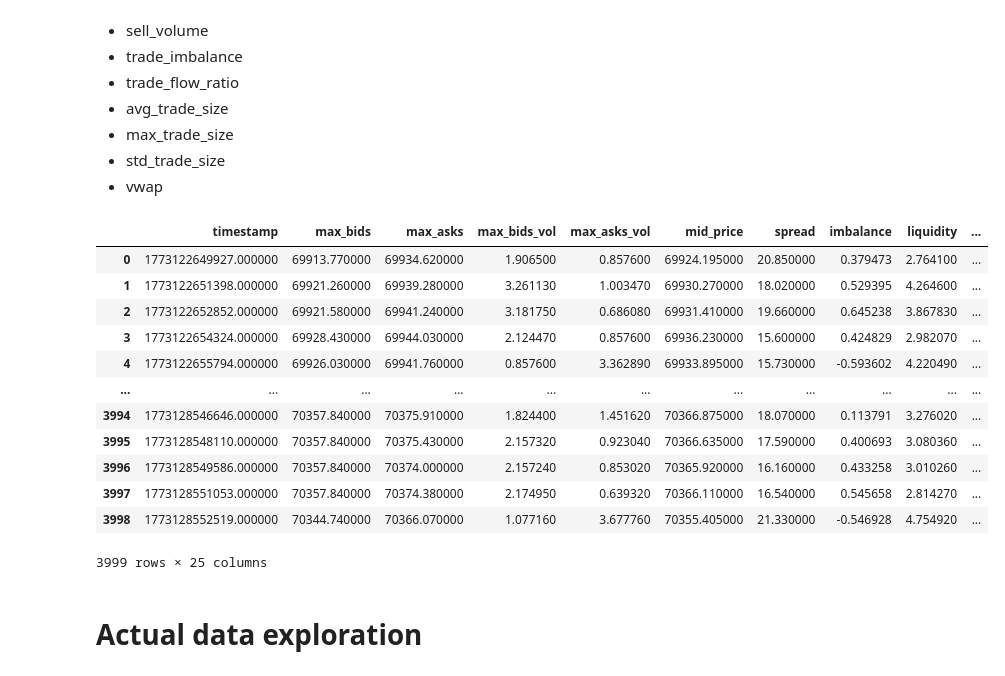
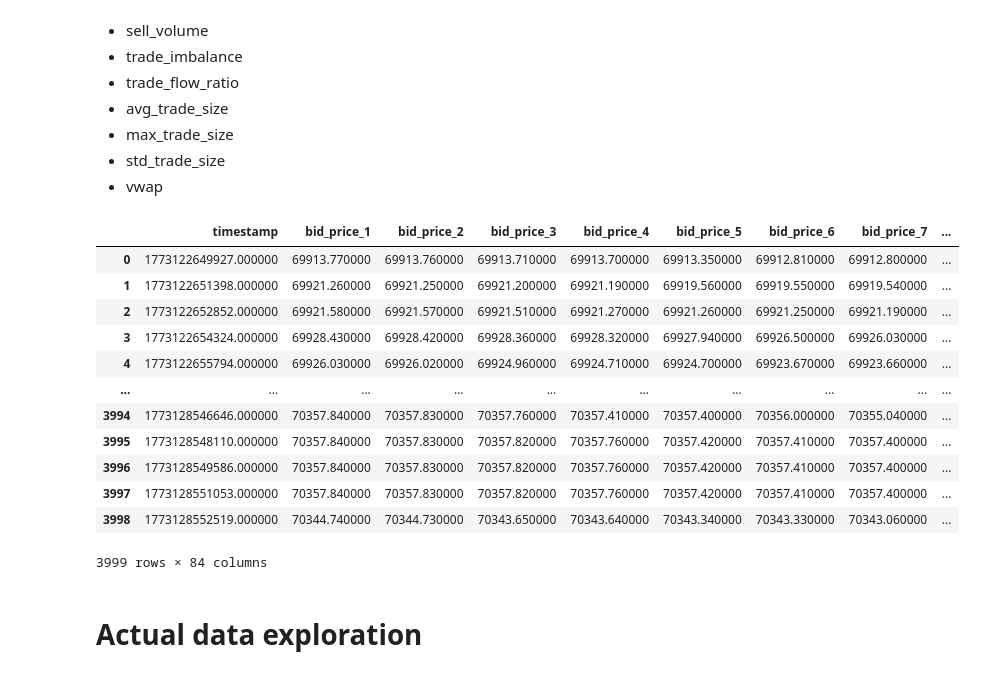
Before and after one commit to jay-odedra/microstructure-alpha-engine, a Jupyter notebook: notebooks/01_data_download_exploration.ipynb, the cells around one changed output. Saved outputs shown, nothing was run; the diff lists cells and outputs as text; code cells hidden in the pictures.

```diff
--- a/notebooks/01_data_download_exploration.ipynb
+++ b/notebooks/01_data_download_exploration.ipynb
@@ -189,7 +194,7 @@ asks_df["asks_price"], asks_df["asks_volume"] = zip(*asks_df["asks"])
 
 asks_df["asks_price"] = asks_df["asks_price"].astype(float)
 asks_df["asks_volume"] = asks_df["asks_volume"].astype(float)
-
+asks_df["level"] = asks_df.groupby("timestamp").cumcount() + 1
 asks_df = asks_df.drop(columns="asks")
-asks_df.head()
+asks_df
 # %% [output]
@@ -209,5 +254,5 @@ max_ask_vol = asks_df.groupby("timestamp")["asks_volume"].max().rename("max_asks
 # %%
-combined_df = pd.concat([max_bid, max_ask, max_bid_vol, max_ask_vol], axis=1)
+combined_df = pd.concat([bid_prices, bid_volume, ask_prices, ask_volume], axis=1)
 combined_df.reset_index(inplace=True)
 combined_df
 # %% [output]
@@ -268,0 +366,14 @@ combined_df
+# %%
+# Weighted microprice for multiple levels
+
+numerator10 = sum(
+    combined_df[f"bid_volume_{i}"] * combined_df[f"ask_price_{i}"]
+    + combined_df[f"ask_volume_{i}"] * combined_df[f"bid_price_{i}"]
+    for i in range(1, 11)
+)
+
+denominator10 = sum(
+    combined_df[f"bid_volume_{i}"] + combined_df[f"ask_volume_{i}"]
+    for i in range(1, 11)
+)
+combined_df["microprice_weighted_10"] = numerator10 / denominator10
@@ -270,14 +390,16 @@ combined_df
 trade df
 # %%
 trades_df = trade_df
-trades_df = trades_df.astype({
-    "price": float,
-    "qty": float,
-    "quoteQty": float,
-    "time": "int64",
-    "isBuyerMaker": bool,
-    "isBestMatch": bool,
-})
+trades_df = trades_df.astype(
+    {
+        "price": float,
+        "qty": float,
+        "quoteQty": float,
+        "time": "int64",
+        "isBuyerMaker": bool,
+        "isBestMatch": bool,
+    }
+)
 trades_df
 # %% [output]
 |  | id | price | qty | quoteQty | time | isBuyerMaker | isBestMatch |
@@ -394,27 +511,25 @@ def compute_trade_features(trades_sliced_df):
 # %%
 rows = []
 
 for i, mask in enumerate(trades_df_interval_masks):
     trade_features = compute_trade_features(trades_df[mask])
-    combined_row = pd.concat([
-        combined_df.iloc[i], pd.Series(trade_features)
-    ])
+    combined_row = pd.concat([combined_df.iloc[i], pd.Series(trade_features)])
     rows.append(combined_row)
 
 final_dataset = pd.DataFrame(rows)
-
+trades_df_interval_masks = []
 final_dataset
 # %% [output]
-|  | timestamp | max_bids | max_asks | max_bids_vol | max_asks_vol | mid_price | spread | imbalance | liquidity | ... |
-| 0 | 1773122649927.000000 | 69913.770000 | 69934.620000 | 1.906500 | 0.857600 | 69924.195000 | 20.850000 | 0.379473 | 2.764100 | ... |
-| 1 | 1773122651398.000000 | 69921.260000 | 69939.280000 | 3.261130 | 1.003470 | 69930.270000 | 18.020000 | 0.529395 | 4.264600 | ... |
-| 2 | 1773122652852.000000 | 69921.580000 | 69941.240000 | 3.181750 | 0.686080 | 69931.410000 | 19.660000 | 0.645238 | 3.867830 | ... |
-| 3 | 1773122654324.000000 | 69928.430000 | 69944.030000 | 2.124470 | 0.857600 | 69936.230000 | 15.600000 | 0.424829 | 2.982070 | ... |
-| 4 | 1773122655794.000000 | 69926.030000 | 69941.760000 | 0.857600 | 3.362890 | 69933.895000 | 15.730000 | -0.593602 | 4.220490 | ... |
-| ... | ... | ... | ... | ... | ... | ... | ... | ... | ... | ... |
-| 3994 | 1773128546646.000000 | 70357.840000 | 70375.910000 | 1.824400 | 1.451620 | 70366.875000 | 18.070000 | 0.113791 | 3.276020 | ... |
-| 3995 | 1773128548110.000000 | 70357.840000 | 70375.430000 | 2.157320 | 0.923040 | 70366.635000 | 17.590000 | 0.400693 | 3.080360 | ... |
-| 3996 | 1773128549586.000000 | 70357.840000 | 70374.000000 | 2.157240 | 0.853020 | 70365.920000 | 16.160000 | 0.433258 | 3.010260 | ... |
-| 3997 | 1773128551053.000000 | 70357.840000 | 70374.380000 | 2.174950 | 0.639320 | 70366.110000 | 16.540000 | 0.545658 | 2.814270 | ... |
-| 3998 | 1773128552519.000000 | 70344.740000 | 70366.070000 | 1.077160 | 3.677760 | 70355.405000 | 21.330000 | -0.546928 | 4.754920 | ... |
+|  | timestamp | bid_price_1 | bid_price_2 | bid_price_3 | bid_price_4 | bid_price_5 | bid_price_6 | bid_price_7 | ... |
+| 0 | 1773122649927.000000 | 69913.770000 | 69913.760000 | 69913.710000 | 69913.700000 | 69913.350000 | 69912.810000 | 69912.800000 | ... |
+| 1 | 1773122651398.000000 | 69921.260000 | 69921.250000 | 69921.200000 | 69921.190000 | 69919.560000 | 69919.550000 | 69919.540000 | ... |
+| 2 | 1773122652852.000000 | 69921.580000 | 69921.570000 | 69921.510000 | 69921.270000 | 69921.260000 | 69921.250000 | 69921.190000 | ... |
+| 3 | 1773122654324.000000 | 69928.430000 | 69928.420000 | 69928.360000 | 69928.320000 | 69927.940000 | 69926.500000 | 69926.030000 | ... |
+| 4 | 1773122655794.000000 | 69926.030000 | 69926.020000 | 69924.960000 | 69924.710000 | 69924.700000 | 69923.670000 | 69923.660000 | ... |
+| ... | ... | ... | ... | ... | ... | ... | ... | ... | ... |
+| 3994 | 1773128546646.000000 | 70357.840000 | 70357.830000 | 70357.760000 | 70357.410000 | 70357.400000 | 70356.000000 | 70355.040000 | ... |
+| 3995 | 1773128548110.000000 | 70357.840000 | 70357.830000 | 70357.820000 | 70357.760000 | 70357.420000 | 70357.410000 | 70357.400000 | ... |
+| 3996 | 1773128549586.000000 | 70357.840000 | 70357.830000 | 70357.820000 | 70357.760000 | 70357.420000 | 70357.410000 | 70357.400000 | ... |
+| 3997 | 1773128551053.000000 | 70357.840000 | 70357.830000 | 70357.820000 | 70357.760000 | 70357.420000 | 70357.410000 | 70357.400000 | ... |
+| 3998 | 1773128552519.000000 | 70344.740000 | 70344.730000 | 70343.650000 | 70343.640000 | 70343.340000 | 70343.330000 | 70343.060000 | ... |
-3999 rows × 25 columns
+3999 rows × 84 columns
```
Also changed, not shown: parts of 33 cells of this notebook, 1 other file.
